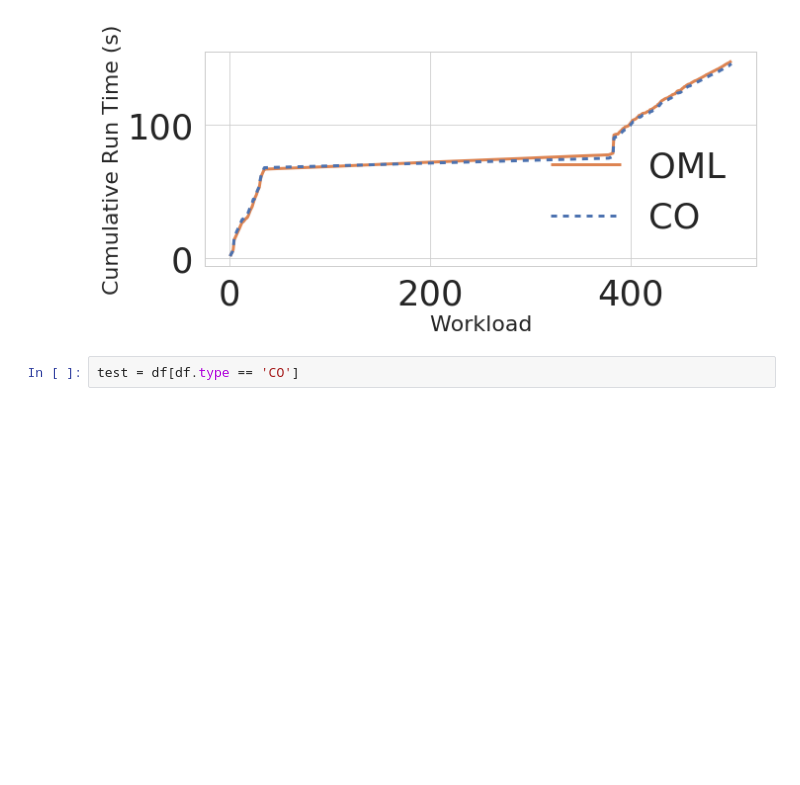
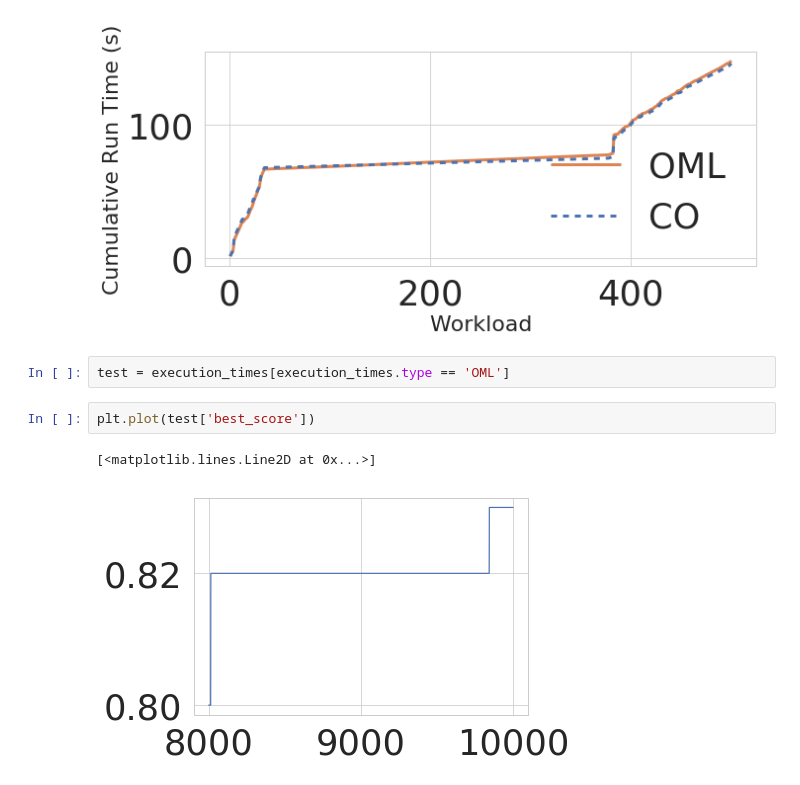
Before and after one commit to dbehrouz/ml-workload-optimization, a Jupyter notebook: code/collaborative-optimizer/paper/experiments/model_materialization/plots.ipynb, the cells around one changed output. Drawn from its saved outputs; the diff is of its cells as text; blank space fills up the shorter version.

```diff
--- a/code/collaborative-optimizer/paper/experiments/model_materialization/plots.ipynb
+++ b/code/collaborative-optimizer/paper/experiments/model_materialization/plots.ipynb
@@ -148,8 +148,13 @@ def best_current_runs(df, loc=None):
 best_current_runs(execution_times)
 # %% [output]
 [figure]
-# %%
-test = df[df.type == 'CO']
+# %%
+test = execution_times[execution_times.type == 'OML']
+# %%
+plt.plot(test['best_score'])
+# %% [output]
+[<matplotlib.lines.Line2D at 0x...>]
+[figure, added]
 # %%
 test
 # %% [output]
```
Also changed, not shown: parts of 1 cell of this notebook, 16 other files.
